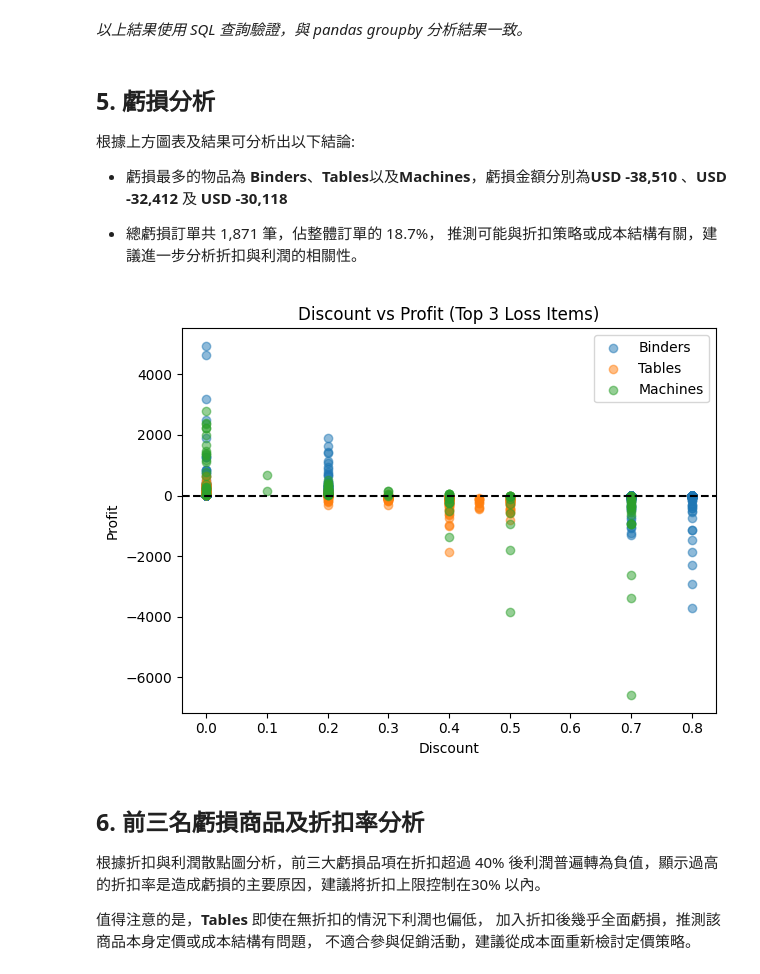
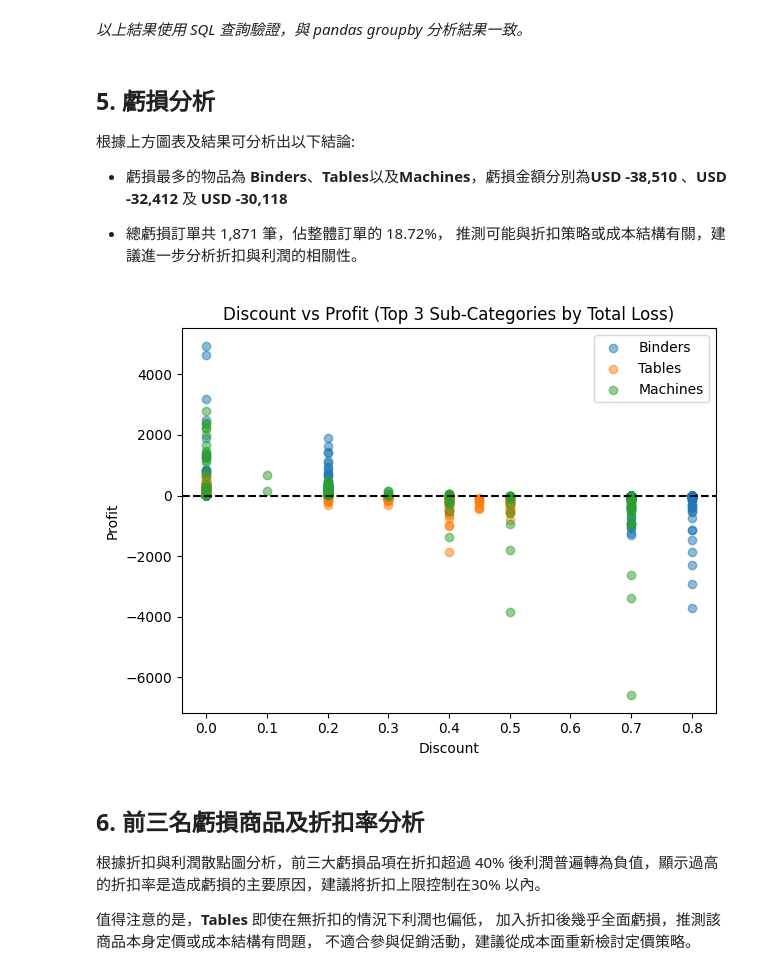
Before and after one commit to kobayashi-2000/retail-sales-analysis, a Jupyter notebook: retail_analysis.ipynb, the cells around one changed output. Cells and saved outputs as stored; diff of their text form; code cells hidden in the pictures.

```diff
--- a/retail_analysis.ipynb
+++ b/retail_analysis.ipynb
@@ -290,27 +290,27 @@ print(df_loss_sql)
 
 - 虧損最多的物品為 **Binders**、**Tables**以及**Machines**，虧損金額分別為**USD** **-38,510** 、**USD** **-32,412** 及 **USD** **-30,118**
 
-- 總虧損訂單共 1,871 筆，佔整體訂單的 18.7%，
+- 總虧損訂單共 1,871 筆，佔整體訂單的 18.72%，
   推測可能與折扣策略或成本結構有關，建議進一步分析折扣與利潤的相關性。
 # %%
-# 篩選這三個虧損最多的品項
+# 虧損訂單累積金額最大的三個品項
 top_loss = ["Binders", "Tables", "Machines"]
 df_top_loss = df[df["Sub-Category"].isin(top_loss)]
 
 # 散點圖：折扣 vs 利潤
 for item in top_loss:
     data = df_top_loss[df_top_loss["Sub-Category"] == item]
     plt.scatter(data["Discount"], data["Profit"], label=item, alpha=0.5)
 
 plt.axhline(y=0, color="black", linestyle="--")  # 零利潤線
-plt.title("Discount vs Profit (Top 3 Loss Items)")
+plt.title("Discount vs Profit (Top 3 Sub-Categories by Total Loss)")
 plt.xlabel("Discount")
 plt.ylabel("Profit")
 plt.legend()
 plt.tight_layout()
 plt.show()
 # %% [output]
-[figure, old version]
+[figure, new version]
 # %% [markdown]
 ## 6. 前三名虧損商品及折扣率分析
 
```
Also changed, not shown: parts of 4 cells of this notebook.
